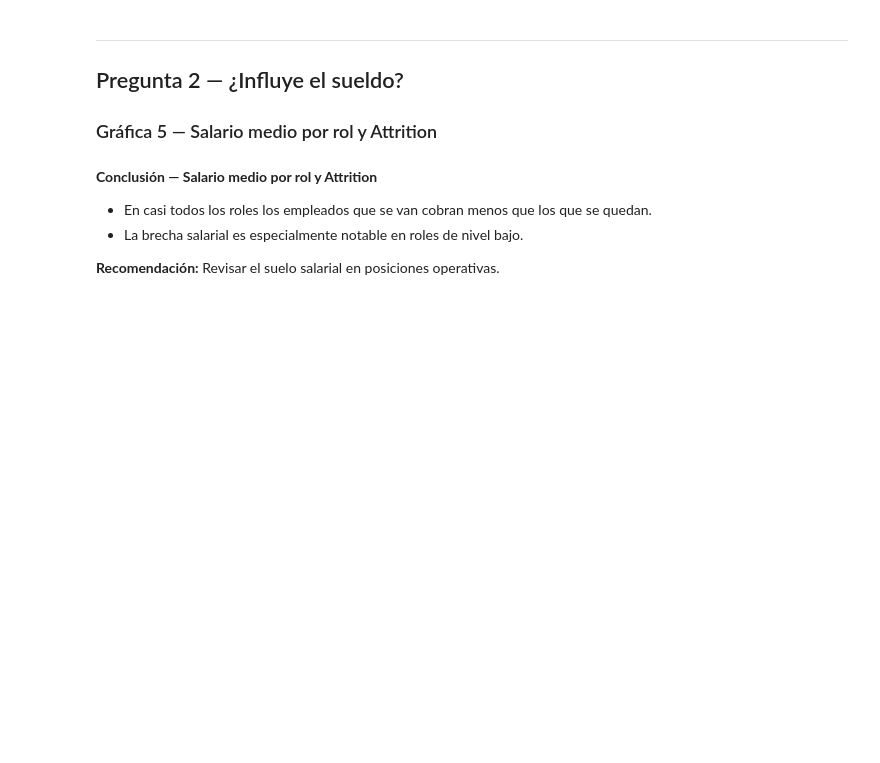
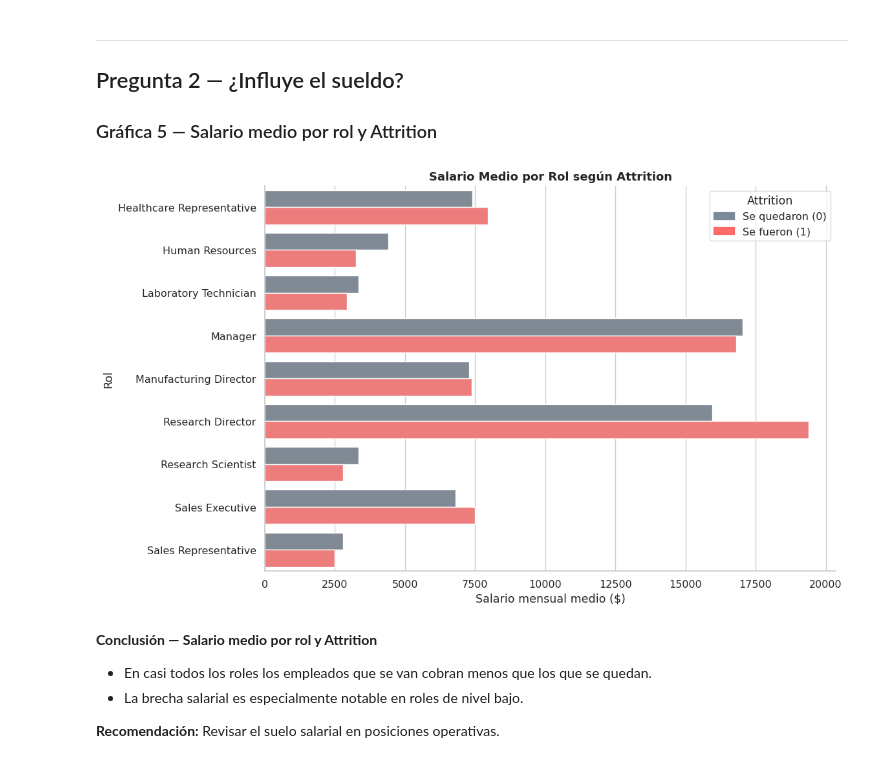
Before and after one commit to cristimimej/Promo-69-Modulo-3-team-1, a Jupyter notebook: Fase3_Visualizacion_Unificada.ipynb, the cells around one changed output. Saved outputs shown, nothing was run; the diff lists cells and outputs as text; code cells hidden in the pictures; blank space fills up the shorter version.

```diff
--- a/Fase3_Visualizacion_Unificada.ipynb
+++ b/Fase3_Visualizacion_Unificada.ipynb
@@ -55,7 +57,7 @@ print('Entorno de visualización configurado.')
 ## Carga del dataset limpio
 # %%
 # Cargamos el CSV limpio generado en la Fase 2
-df = pd.read_csv('../hr_clean.csv')
+df = pd.read_csv('hr_clean.csv')
 
 print(f'Dataset cargado: {df.shape[0]} filas y {df.shape[1]} columnas')
 
@@ -223,30 +241,39 @@ Planes de carrera claros y mentoring pueden reducir significativamente la fuga.
 ### Gráfica 5 — Salario medio por rol y Attrition
 # %%
 # Preparamos el dataframe para el gráfico
+
 df_sal = df_grafico.dropna(subset=['Attrition']).copy()
 df_sal['Attrition'] = df_sal['Attrition'].astype(int)
 
 # Calculamos salario medio por rol y estado de attrition
+
 sal_rol = (
     df_sal.groupby(['JobRole', 'Attrition'])['MonthlyIncome']
     .mean()
     .reset_index()
 )
 
 fig, ax = plt.subplots(figsize=(30*cm, 18*cm))
 sns.barplot(
     data=sal_rol,
     x='MonthlyIncome', y='JobRole',
     hue='Attrition',
     palette=PALETA_FUGA,
     ax=ax
 )
+
+# Corregimos la leyenda manualmente con parches de color
+
+parche_0 = mpatches.Patch(color=PALETA_FUGA[0], label='Se quedaron (0)')
+parche_1 = mpatches.Patch(color=PALETA_FUGA[1], label='Se fueron (1)')
+ax.legend(handles=[parche_0, parche_1], title='Attrition')
 ax.set_title('Salario Medio por Rol según Attrition', fontweight='bold', fontsize=13)
 ax.set_xlabel('Salario mensual medio ($)')
 ax.set_ylabel('Rol')
-ax.legend(title='Attrition', labels=['Se quedaron (0)', 'Se fueron (1)'])
 plt.tight_layout()
 plt.show()
+# %% [output]
+[figure, added]
 # %% [markdown]
 **Conclusión — Salario medio por rol y Attrition**
 
```
Also changed, not shown: parts of 17 cells of this notebook.
